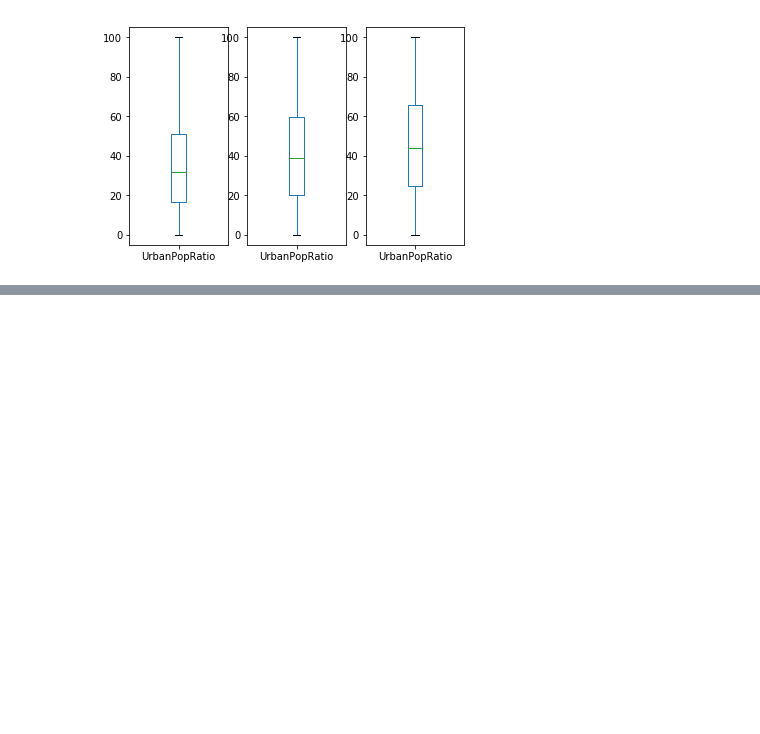
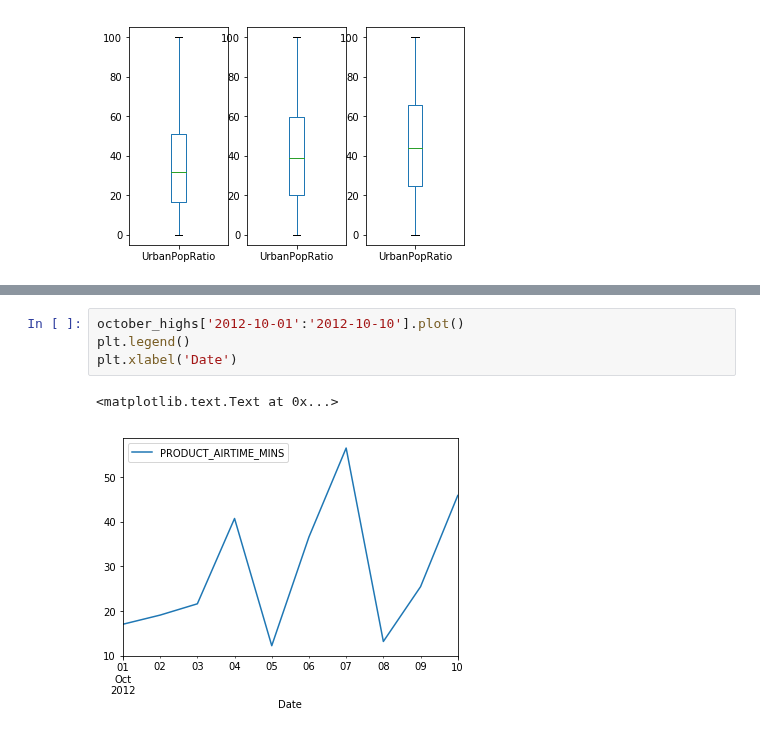
Before and after one commit to woosa7/PythonDataAnalytics, a Jupyter notebook: pandas/DataCamp05.ipynb, the cells around one changed output, grey strips where cells are left out. Saved outputs shown, nothing was run; the diff lists cells and outputs as text; blank space fills up the shorter version.

```diff
--- a/pandas/DataCamp05.ipynb
+++ b/pandas/DataCamp05.ipynb
@@ -237,0 +474,7 @@ df_pop.loc[df_pop['Year'] == 1980].plot(ax=axes[2], y='UrbanPopRatio', kind='box
+# %%
+october_highs['2012-10-01':'2012-10-10'].plot()
+plt.legend()
+plt.xlabel('Date')
+# %% [output]
+<matplotlib.text.Text at 0x...>
+[figure, added]
```
Also changed, not shown: parts of 23 cells of this notebook, 2 other files.
